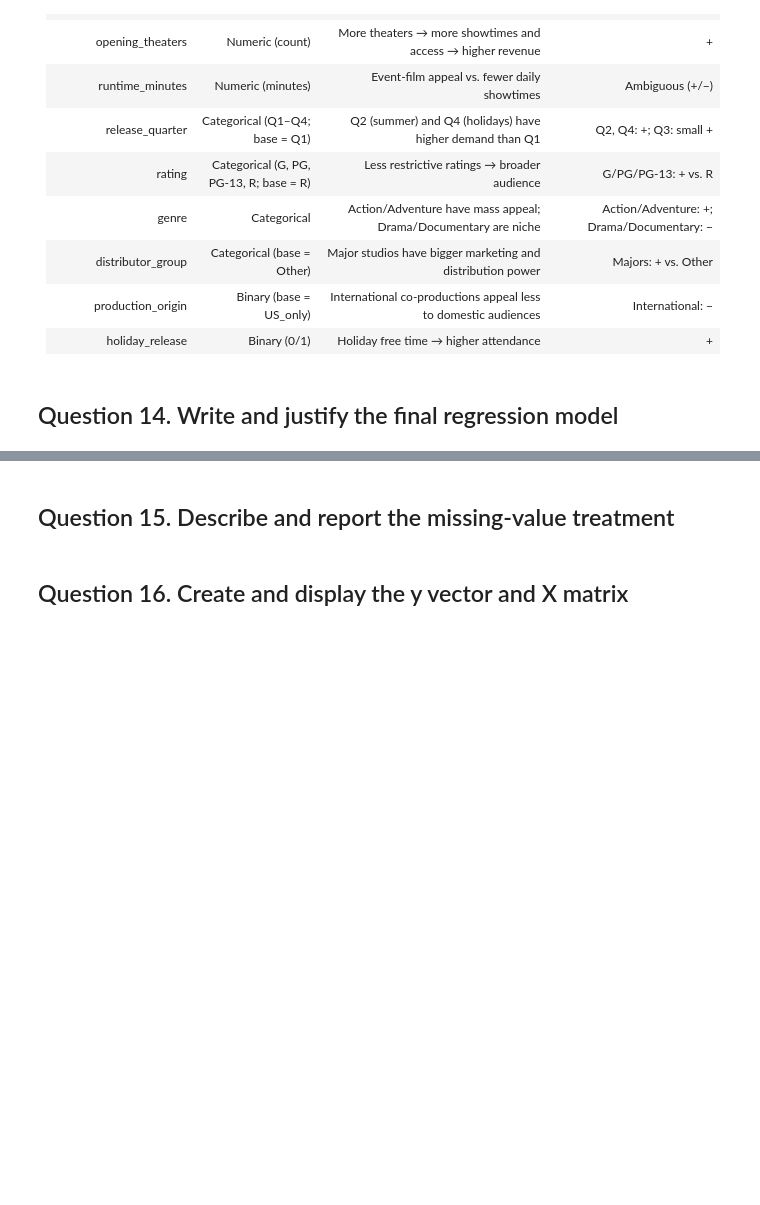
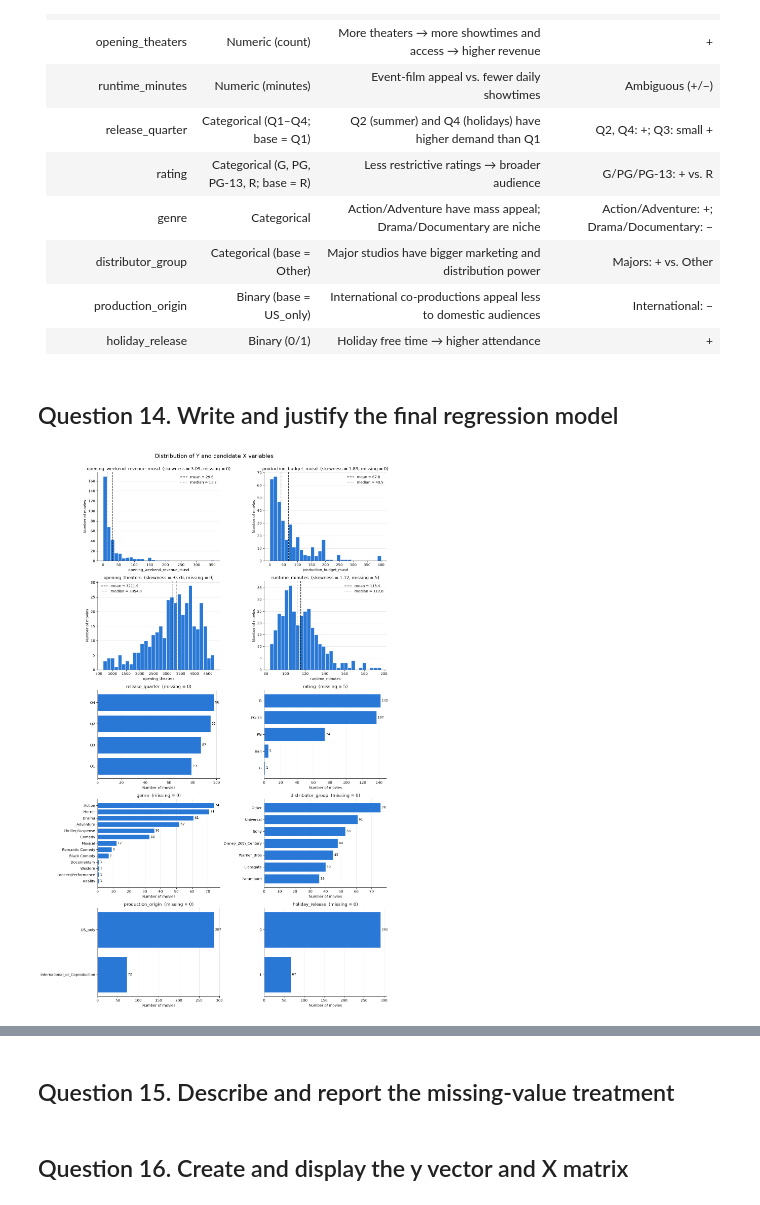
Before and after one commit to xiaogouyy/MGSC661_ass1, a Jupyter notebook: MGSC661_Movie_Regression_Homework_hints.ipynb, the cells around one changed output, grey strips where cells are left out. Drawn from its saved outputs; the diff is of its cells as text; code cells hidden in the pictures; blank space fills up the shorter version.

```diff
--- a/MGSC661_Movie_Regression_Homework_hints.ipynb
+++ b/MGSC661_Movie_Regression_Homework_hints.ipynb
@@ -439,3 +439,63 @@ No new variables are created at this stage.
 | holiday_release | Binary (0/1) | Holiday free time → higher attendance | + |
 # %% [markdown]
 ## Question 14. Write and justify the final regression model
+# %%
+## Describing the Distribution of Y and Candidate X Variables
+import numpy as np
+import pandas as pd
+from IPython.display import display
+
+df = pd.read_excel('movie_training_data_student.xlsx', sheet_name = 'Training_Data')
+
+model_variables = [
+    "opening_weekend_revenue_musd",
+    "production_budget_musd",
+    "opening_theaters",
+    "runtime_minutes",
+    "release_quarter",
+    "rating",
+    "genre",
+    "distributor_group",
+    "production_origin",
+    "holiday_release"
+]
+
+bar_color = "#2a78d6"
+
+fig, axes = plt.subplots(5, 2, figsize=(14, 22))
+
+for ax, variable in zip(axes.flatten(), model_variables):
+    column = df[variable]
+    is_continuous = pd.api.types.is_numeric_dtype(column) and column.nunique() > 2
+
+    # Numeric variables: histogram with mean and median lines
+    if is_continuous:
+        ax.hist(column.dropna(), bins=30, color=bar_color, edgecolor="white")
+        ax.axvline(column.mean(), color="black", linestyle="--", linewidth=1.5,
+                   label=f"mean = {column.mean():.1f}")
+        ax.axvline(column.median(), color="gray", linestyle=":", linewidth=1.5,
+                   label=f"median = {column.median():.1f}")
+        ax.set_xlabel(variable)
+        ax.set_ylabel("Number of movies")
+        ax.legend(frameon=False)
+        ax.set_title(f"{variable}  (skewness = {column.skew():.2f}, missing = {column.isna().sum()})")
+        ax.grid(axis="y", color="#e5e5e5", linewidth=0.8)
+
+    # Categorical and binary variables: horizontal bar chart of counts
+    else:
+        counts = column.astype(str).value_counts().sort_values()
+        ax.barh(counts.index, counts.values, color=bar_color, edgecolor="white")
+        for y, count in enumerate(counts.values):
+            ax.text(count, y, f" {count}", va="center", fontsize=9)
+        ax.set_xlabel("Number of movies")
+        ax.set_title(f"{variable}  (missing = {column.isna().sum()})")
+        ax.grid(axis="x", color="#e5e5e5", linewidth=0.8)
+
+    ax.spines[["top", "right"]].set_visible(False)
+    ax.set_axisbelow(True)
+
+fig.suptitle("Distribution of Y and candidate X variables", fontsize=16, y=1.0)
+plt.tight_layout()
+plt.show()
+# %% [output]
+[figure, added]
```
Also changed, not shown: parts of 7 cells of this notebook.
